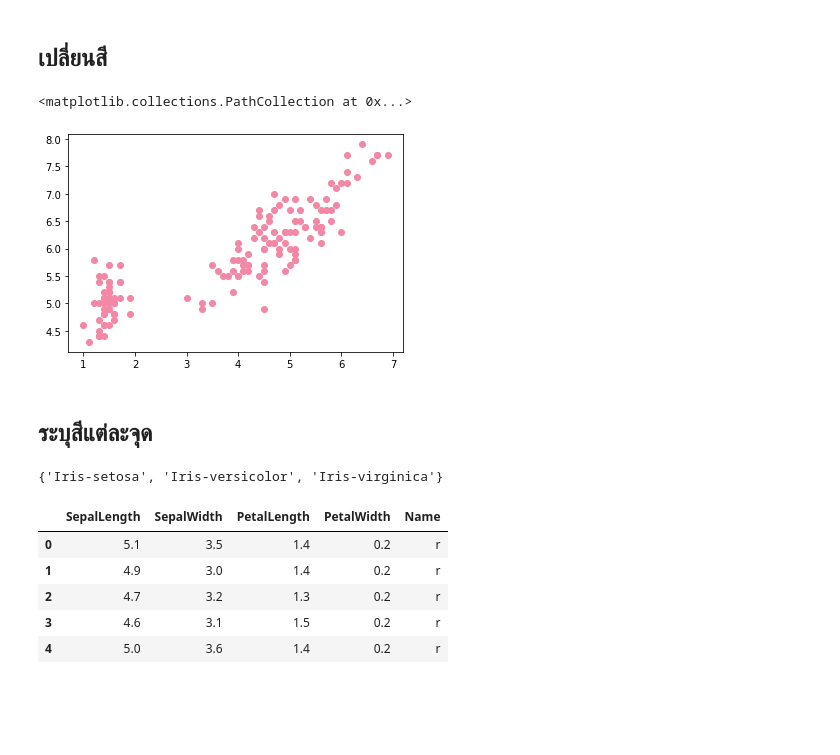
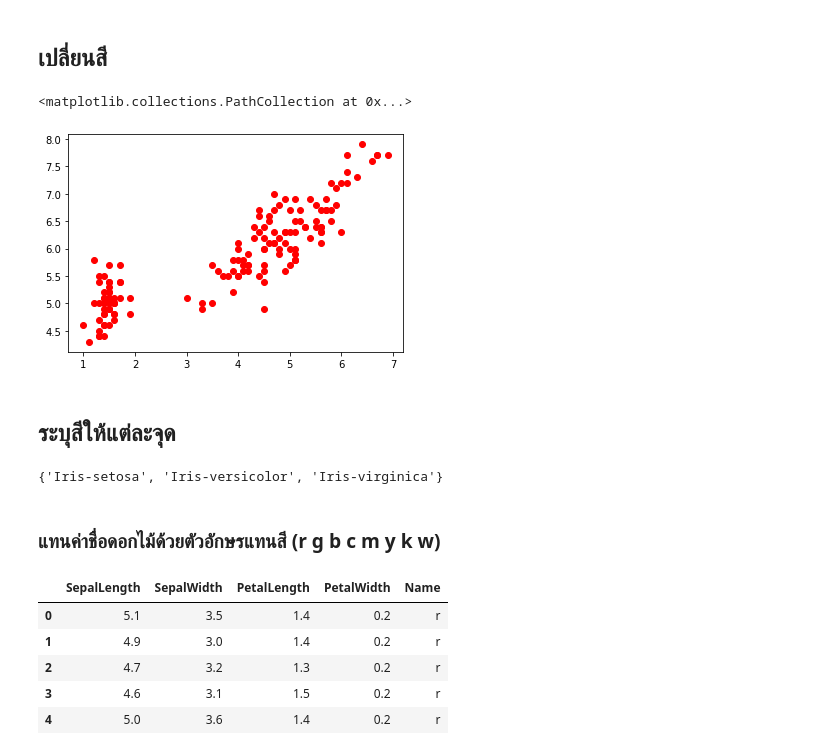
Before and after one commit to Kanyawesr/data_viz_2022, a Jupyter notebook: DataViz02_Data_Distribution.ipynb, the cells around one changed output. Cells and saved outputs as stored; diff of their text form; code cells hidden in the pictures; blank space fills up the shorter version.

```diff
--- a/DataViz02_Data_Distribution.ipynb
+++ b/DataViz02_Data_Distribution.ipynb
@@ -31,14 +31,16 @@ plt.scatter(df['PetalLength'],df['SepalLength']) #เทียบความย
 # %% [markdown]
 ## เปลี่ยนสี
 # %%
-plt.scatter(df['PetalLength'],df['SepalLength'],c='#F387A5') #ใส่สีทั้งหมด
+plt.scatter(df['PetalLength'],df['SepalLength'],c='r') # c = color
 # %% [output]
 <matplotlib.collections.PathCollection at 0x...>
-[figure, old version]
+[figure, new version]
 # %% [markdown]
-## ระบุสีแต่ละจุด
+## ระบุสีให้แต่ละจุด
 # %%
 set(df['Name'])
 # %% [output]
 {'Iris-setosa', 'Iris-versicolor', 'Iris-virginica'}
+# %% [markdown]
+### แทนค่าชื่อดอกไม้ด้วยตัวอักษรแทนสี (r g b c m y k w)
 # %%
```
Also changed, not shown: parts of 65 cells of this notebook.
